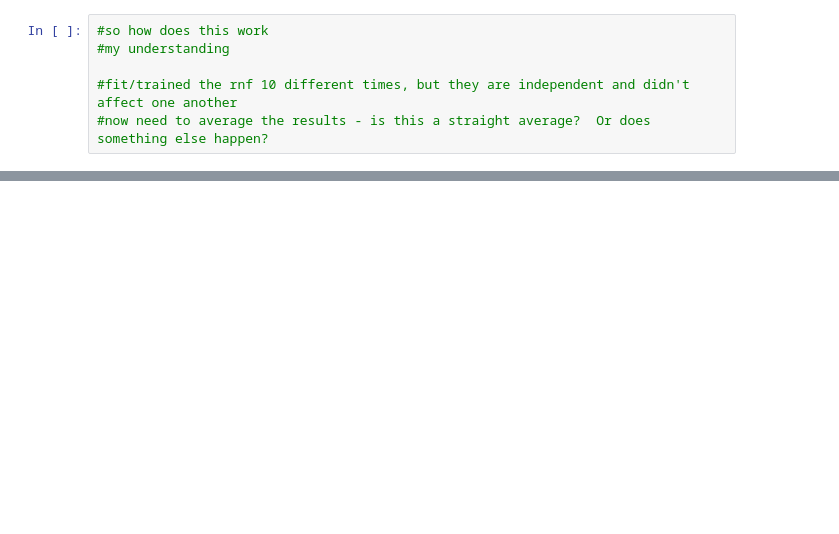
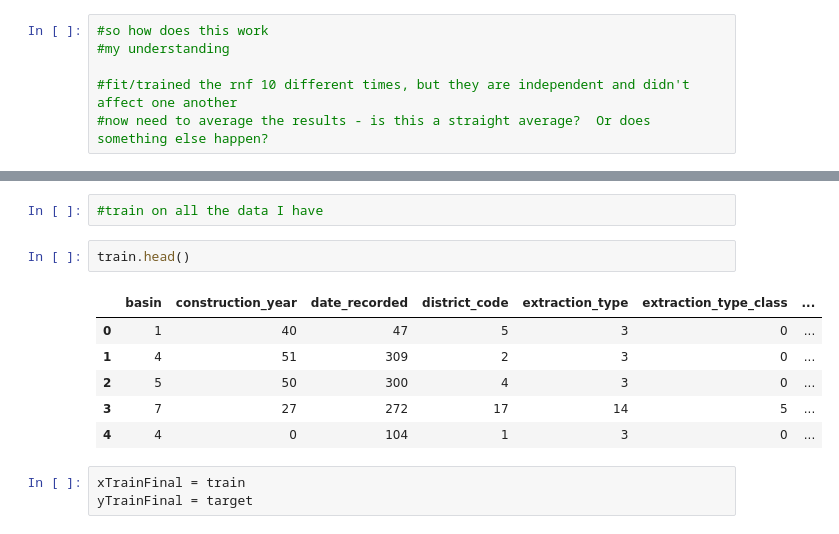
Before and after one commit to JohnErnestBonanno/WaterPump, a Jupyter notebook: Modeling_WaterPump.ipynb, the cells around one changed output, grey strips where cells are left out. Drawn from its saved outputs; the diff is of its cells as text; blank space fills up the shorter version.

```diff
--- a/Modeling_WaterPump.ipynb
+++ b/Modeling_WaterPump.ipynb
@@ -251,0 +387,14 @@ Train: [    0     1     2 ..., 39597 39598 39599] | test: [39600 39601 39602 ...
+# %%
+#train on all the data I have
+# %%
+train.head()
+# %% [output]
+|  | basin | construction_year | date_recorded | district_code | extraction_type | extraction_type_class | ... |
+| 0 | 1 | 40 | 47 | 5 | 3 | 0 | ... |
+| 1 | 4 | 51 | 309 | 2 | 3 | 0 | ... |
+| 2 | 5 | 50 | 300 | 4 | 3 | 0 | ... |
+| 3 | 7 | 27 | 272 | 17 | 14 | 5 | ... |
+| 4 | 4 | 0 | 104 | 1 | 3 | 0 | ... |
+# %%
+xTrainFinal = train
+yTrainFinal = target
```
Also changed, not shown: parts of 52 cells of this notebook, 1 other file.
